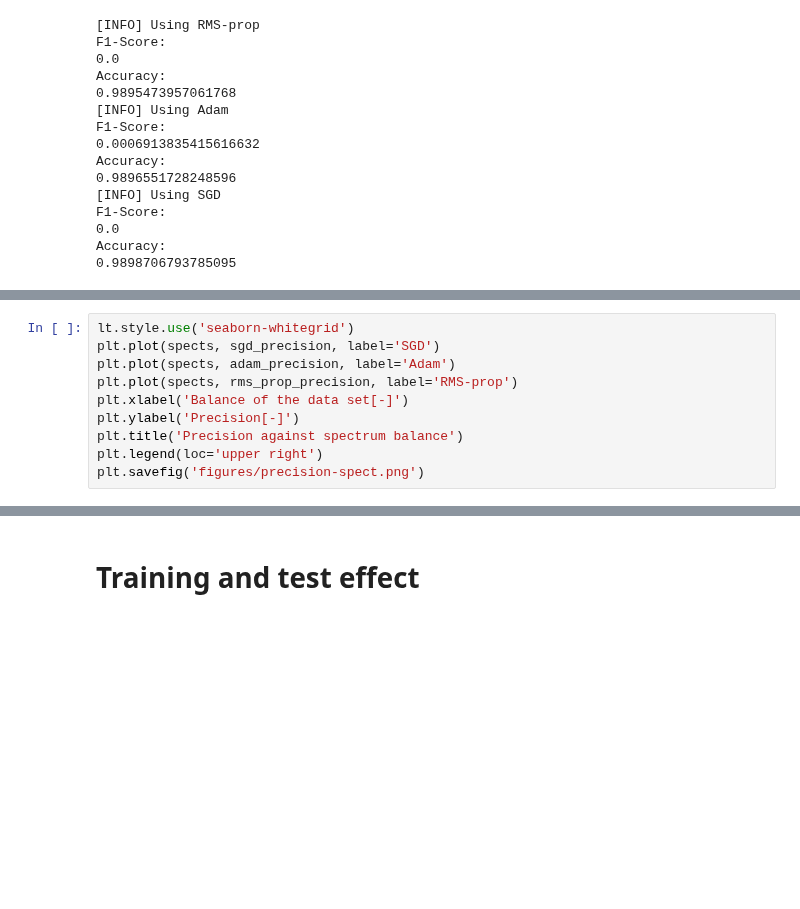
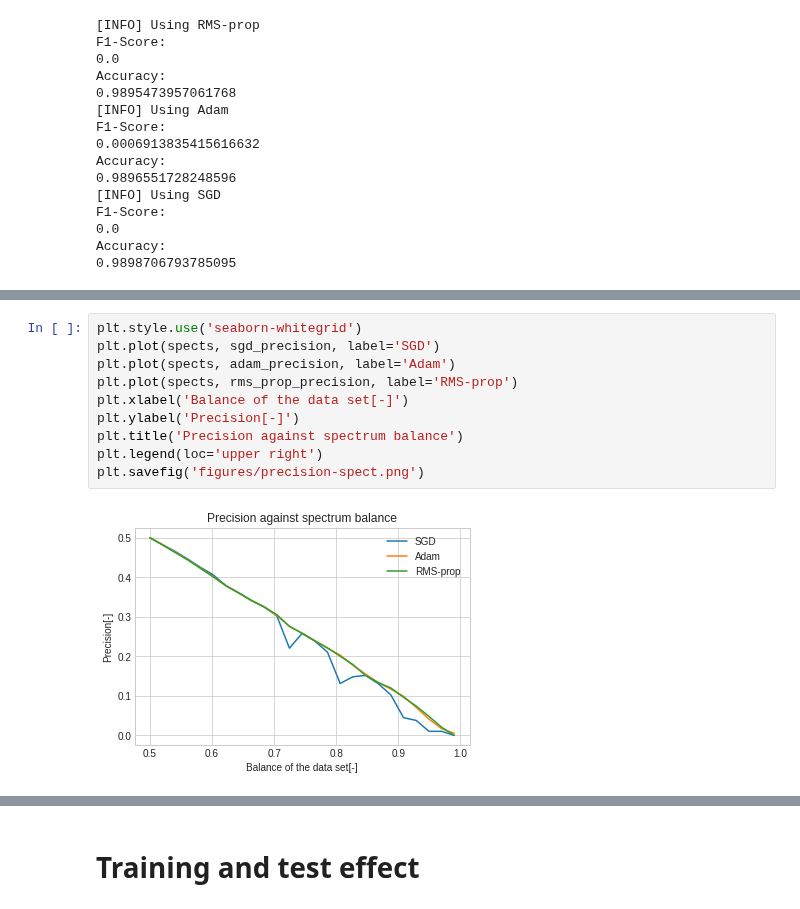
Before and after one commit to jalil-M/Opt-Project, a Jupyter notebook: project.ipynb, the cells around one changed output, grey strips where cells are left out. Drawn from its saved outputs; the diff is of its cells as text; blank space fills up the shorter version.

```diff
--- a/project.ipynb
+++ b/project.ipynb
@@ -150,13 +154,15 @@ NameError: name 'lt' is not defined
 # %%
-lt.style.use('seaborn-whitegrid')
+plt.style.use('seaborn-whitegrid')
 plt.plot(spects, sgd_precision, label='SGD')
 plt.plot(spects, adam_precision, label='Adam')
 plt.plot(spects, rms_prop_precision, label='RMS-prop')
 plt.xlabel('Balance of the data set[-]')
 plt.ylabel('Precision[-]')
 plt.title('Precision against spectrum balance')
 plt.legend(loc='upper right')
 plt.savefig('figures/precision-spect.png')
+# %% [output]
+[figure, added]
 # %%
 plt.style.use('seaborn-whitegrid')
 plt.plot(spects, sgd_accuracy, label='SGD')
```
Also changed, not shown: parts of 13 cells of this notebook, 12 other files.
